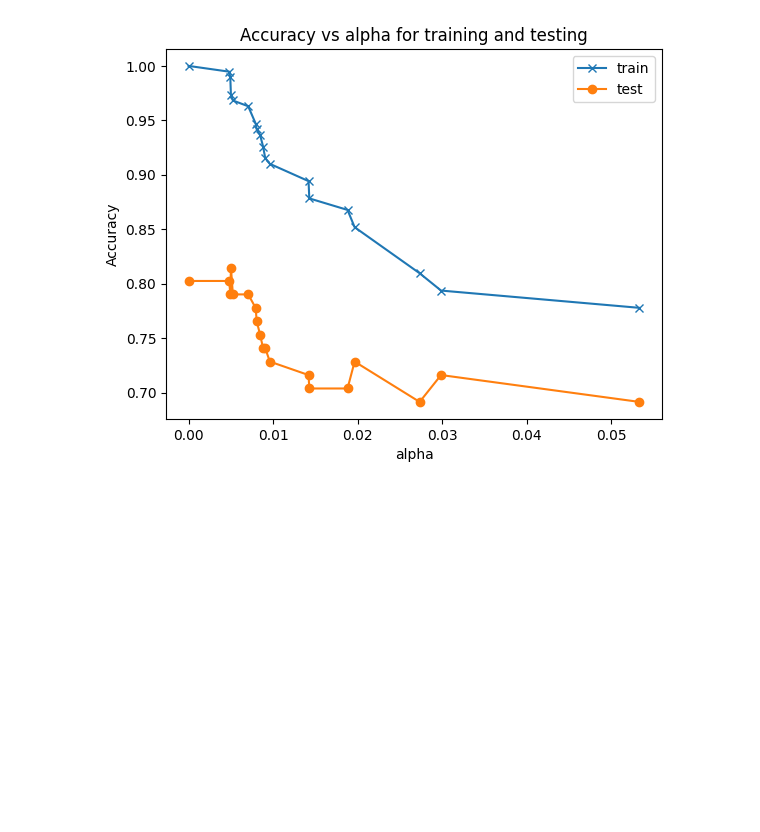
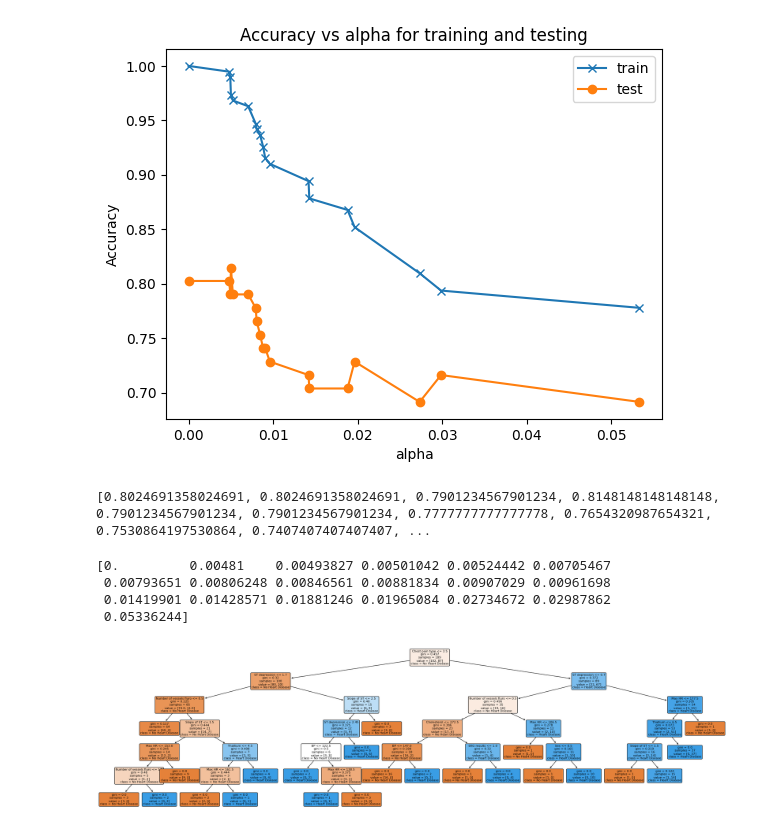
Before and after one commit to Enlightenus/Heart_disease_prediction, a Jupyter notebook: Heart_disease.ipynb, the cells around one changed output. Saved outputs shown, nothing was run; the diff lists cells and outputs as text; code cells hidden in the pictures; blank space fills up the shorter version.

Commit message:
edit the tree  plot

```diff
--- a/Heart_disease.ipynb
+++ b/Heart_disease.ipynb
@@ -256,5 +256,25 @@ ax.legend()
 plt.show()
 # %% [output]
 [figure]
+# %%
+print(test_score)
+# %% [output]
+[0.8024691358024691, 0.8024691358024691, 0.7901234567901234, 0.8148148148148148, 0.7901234567901234, 0.7901234567901234, 0.7777777777777778, 0.7654320987654321, 0.7530864197530864, 0.7407407407407407, ...
+# %%
+print(ccp_alphas)
+# %% [output]
+[0.         0.00481    0.00493827 0.00501042 0.00524442 0.00705467
+ 0.00793651 0.00806248 0.00846561 0.00881834 0.00907029 0.00961698
+ 0.01419901 0.01428571 0.01881246 0.01965084 0.02734672 0.02987862
+ 0.05336244]
+# %%
+from sklearn import tree
+fig, axes = plt.subplots(nrows = 1,ncols = 1,figsize = (30,8), dpi=100)
+tree.plot_tree(clfs[3], rounded = True,
+feature_names= df_train_x.columns,
+filled=True, fontsize=8, class_names=["No Heart Disease", "Heart Disease"])
+plt.show()
+# %% [output]
+[figure, added]
 # %%
 # Cross-validation
```
